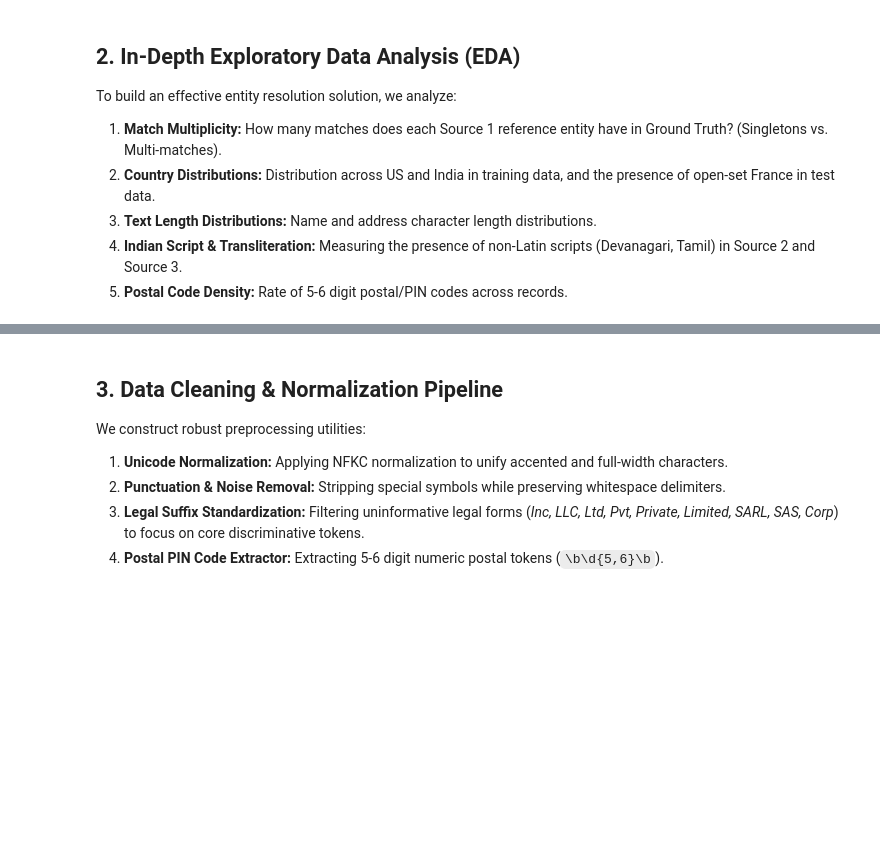
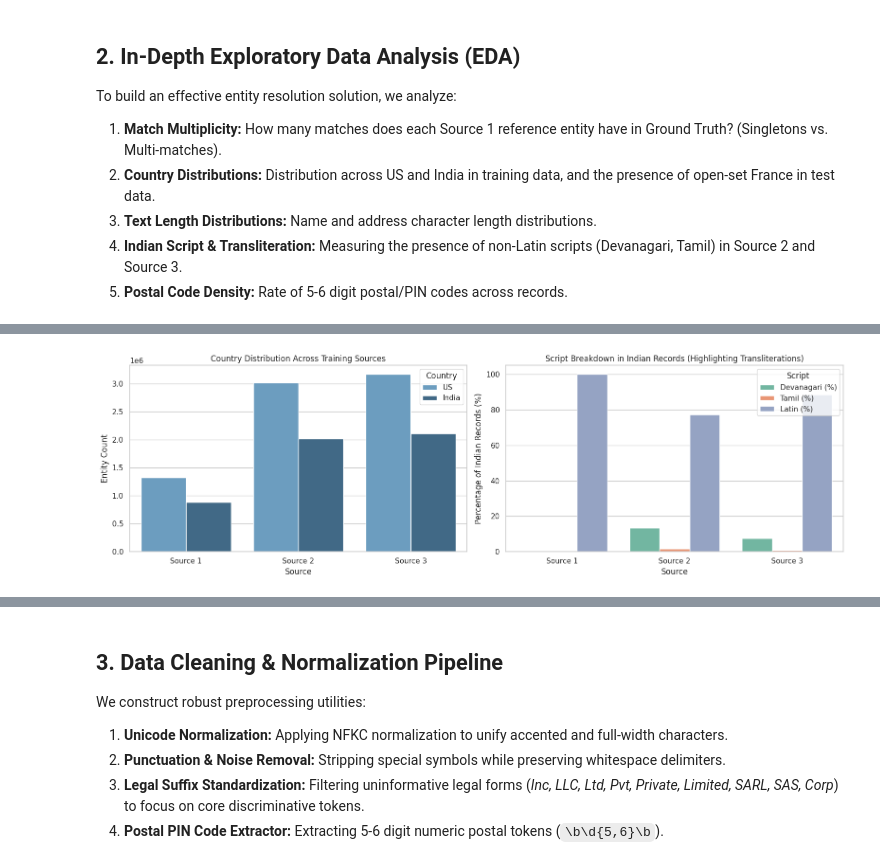
Before and after one commit to Abhi-codes-alot/AmazonMLChallenge, a Jupyter notebook: Works_On_My_Machine_submission/code/business_entity_resolution/src/Amazon_ML.ipynb, the cells around one changed output, grey strips where cells are left out. Cells and saved outputs as stored; diff of their text form; code cells hidden in the pictures; blank space fills up the shorter version.

```diff
--- a/Works_On_My_Machine_submission/code/business_entity_resolution/src/Amazon_ML.ipynb
+++ b/Works_On_My_Machine_submission/code/business_entity_resolution/src/Amazon_ML.ipynb
@@ -150,34 +178,36 @@ country_df = pd.DataFrame(country_data)
 
 sns.barplot(data=country_df, x='Source', y='Count', hue='Country', ax=axes[0], palette='Blues_d')
 axes[0].set_title('Country Distribution Across Training Sources')
 axes[0].set_ylabel('Entity Count')
 
 # Script & Non-ASCII Analysis for Indian Records
 def count_scripts(df):
     india_df = df[df['country'] == 'India']
     names = india_df['business_name'].fillna('')
     devanagari = names.str.contains(r'[\u0900-\u097F]').sum()
     tamil = names.str.contains(r'[\u0B80-\u0BFF]').sum()
     latin = names.str.contains(r'[a-zA-Z]').sum()
-    return {'Devanagari': devanagari, 'Tamil': tamil, 'Latin (English)': latin, 'Total': len(india_df)}
+    return {'Devanagari': devanagari, 'Tamil': tamil, 'Latin': latin, 'Total': max(1, len(india_df))}
 
 s1_scripts = count_scripts(train_source1)
 s2_scripts = count_scripts(train_source2)
 s3_scripts = count_scripts(train_source3)
 
 script_comparison = pd.DataFrame([
     {'Source': 'Source 1', 'Devanagari (%)': s1_scripts['Devanagari']/s1_scripts['Total']*100, 'Tamil (%)': s1_scripts['Tamil']/s1_scripts['Total']*100, 'Latin (%)': s1_scripts['Latin']/s1_scripts['Total']*100},
     {'Source': 'Source 2', 'Devanagari (%)': s2_scripts['Devanagari']/s2_scripts['Total']*100, 'Tamil (%)': s2_scripts['Tamil']/s2_scripts['Total']*100, 'Latin (%)': s2_scripts['Latin']/s2_scripts['Total']*100},
     {'Source': 'Source 3', 'Devanagari (%)': s3_scripts['Devanagari']/s3_scripts['Total']*100, 'Tamil (%)': s3_scripts['Tamil']/s3_scripts['Total']*100, 'Latin (%)': s3_scripts['Latin']/s3_scripts['Total']*100}
 ])
 
 script_plot_df = pd.melt(script_comparison, id_vars=['Source'], var_name='Script', value_name='Percentage')
 sns.barplot(data=script_plot_df, x='Source', y='Percentage', hue='Script', ax=axes[1], palette='Set2')
 axes[1].set_title('Script Breakdown in Indian Records (Highlighting Transliterations)')
 axes[1].set_ylabel('Percentage of Indian Records (%)')
 
 plt.tight_layout()
 plt.show()
+# %% [output]
+[figure, added]
 # %%
 # Character and Token Length Distributions
 fig, axes = plt.subplots(1, 2, figsize=(16, 5))
```
Also changed, not shown: parts of 14 cells of this notebook, 3 other files.
